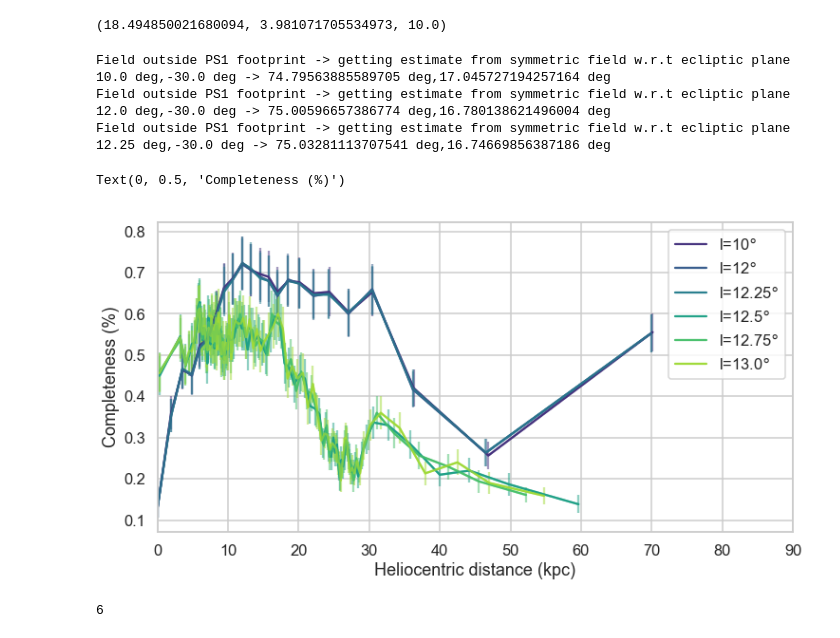
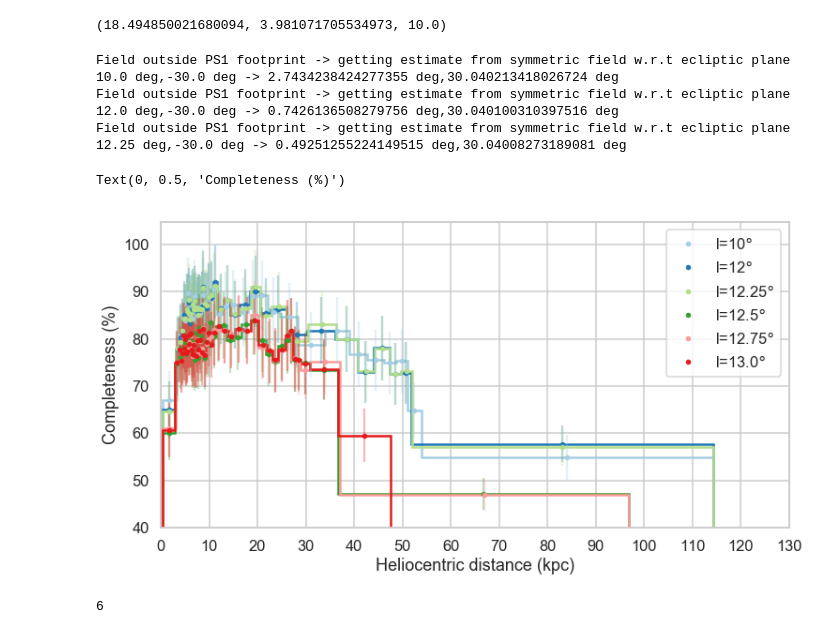
Before and after one commit to cmateu/rrl_completeness, a Jupyter notebook: completeness_map_utils.ipynb, the cells around one changed output. Saved outputs shown, nothing was run; the diff lists cells and outputs as text; code cells hidden in the pictures.

```diff
--- a/completeness_map_utils.ipynb
+++ b/completeness_map_utils.ipynb
@@ -169,7 +166,7 @@ rall.min(),rall.max(),rall.size
   84.98402958 108.29167775]
 (1.0398699999999999, 108.29167775, 2070)
 # %%
-rs, C, eC, Nt_r, Nc_r = completeness_los(90.*u.deg, 30.*u.deg, cat, sky_tol=40*u.deg)
+rs, C, eC, Nt_r, Nc_r, _ = completeness_los(90.*u.deg, 30.*u.deg, cat, sky_tol=40*u.deg)
 plt.plot(rs[:-1],Nt_r,'o-')
 plt.plot(rs[:-1],Nc_r,'o-')
 # %% [output]
@@ -180,19 +177,25 @@ fig=plt.figure(1,figsize=(12,6))
 ax=fig.add_subplot(111)
 
 bs=[5,10,20,30,50,70]
+bs=[5,10,30,50,70]
 cols=sns.color_palette("inferno", len(bs))
 for jj in range(len(bs)) : #np.arange(0,360.,90.):
 
  bo=bs[jj]
- rs, C, eC, Nt_r, Nc_r = completeness_los(180.*u.deg, bo*u.deg, cat, sky_tol=30*u.deg, Nmin=400)
- ax.errorbar(rs[:-1],C,yerr=eC,marker=None,alpha=0.5,color=cols[jj])
- ax.plot(rs[:-1],C,'-',label=f"b={bo}$\degree$",color=cols[jj])
+ rs, C, eC, Nt_r, Nc_r, _ = completeness_los(180.*u.deg, bo*u.deg, cat,
+                                             sky_tol=30*u.deg, Nmin=200)
+ ro = (rs[:-1] + rs[1:])/2.
+ ax.plot(ro,C*100,'o',label=f"b={bo}$\degree$",color=cols[jj])
+ ax.hist(ro,weights=C*100,bins=rs,histtype='step',lw=2.5,color=cols[jj])
+ ax.errorbar(ro,C*100,yerr=eC*100,marker=None,alpha=0.5,color=cols[jj],ls='none')
+
 
 ax.xaxis.set_major_locator(plt.MultipleLocator(10))
+ax.yaxis.set_major_locator(plt.MultipleLocator(10))
 plt.legend()
 ax.set_xlim(0,100)
 #plt.grid()
-ax.set_xlim(0,90)
+ax.set_xlim(0,140)
 ax.set_xlabel('Heliocentric distance (kpc)')
 ax.set_ylabel('Completeness (%)')
 # %% [output]
@@ -205,47 +208,52 @@ Text(0, 0.5, 'Completeness (%)')
 # %%
 
 fig=plt.figure(1,figsize=(12,6))
 ax=fig.add_subplot(111)
 
-ls=[0,20,90,180,240,270,357]
-ls=[10,11,12,12.5,13,16,20]
+ls=[0,20,90,240,300]
+#ls=[10,11,12,12.5,13,16,20]
 ls=[10,12,12.25,12.5,12.75,13.]
 cols=sns.cubehelix_palette(8, start=.5, rot=-.75)
-cols=sns.color_palette("viridis", len(ls))
+cols=sns.color_palette("Paired", len(ls))
 for jj in range(len(ls)) : #np.arange(0,360.,90.):
 
  lo=ls[jj]
- rs, C, eC, Nt_r, Nc_r = completeness_los(lo*u.deg, -30*u.deg, cat, sky_tol=25*u.deg,Nmin=300,verbose=True)
- ax.errorbar(rs[:-1],C,yerr=eC,alpha=0.5,color=cols[jj])
- ax.plot(rs[:-1],C,'-',alpha=0.99,label=f'l={lo}$\degree$',color=cols[jj])
- #print(bo,np.median(C),np.mean(eC));
+ rs, C, eC, Nt_r, Nc_r, _ = completeness_los(lo*u.deg, -30*u.deg, cat, sky_tol=25*u.deg,Nmin=300,verbose=True)
+#  ax.errorbar(rs[:-1],C,yerr=eC,alpha=0.5,color=cols[jj])
+#  ax.plot(rs[:-1],C,'-',alpha=0.99,label=f'l={lo}$\degree$',color=cols[jj])
+ ro = (rs[:-1] + rs[1:])/2.
+ ax.plot(ro,C*100,'.',label=f'l={lo}$\degree$',color=cols[jj])
+ ax.hist(ro,weights=C*100,bins=rs,histtype='step',lw=2.5,color=cols[jj])
+ ax.errorbar(ro,C*100,yerr=eC*100,marker=None,alpha=0.3,color=cols[jj],ls='none')
+
 
 # for jj in range(len(ls)) : #np.arange(0,360.,90.):
 
 #  lo=ls[jj]
 #  rs, C, eC, Nt_r, Nc_r = completeness_los(lo*u.deg, 50*u.deg, cat, sky_tol=30*u.deg,Nmin=250)
 #  ax.errorbar(rs[:-1],C,yerr=eC,alpha=0.1,color=cols[jj])
 #  ax.plot(rs[:-1],C,'-',alpha=0.5,label=f'l={lo}$\degree$',color=cols[jj])
 #  #print(bo,np.median(C),np.mean(eC));
 
 
+ax.xaxis.set_major_locator(plt.MultipleLocator(10))
+ax.yaxis.set_major_locator(plt.MultipleLocator(10))
 
-
-ax.xaxis.set_major_locator(plt.MultipleLocator(10))
 plt.legend()
-ax.set_xlim(0,90)
+ax.set_xlim(0,130)
+ax.set_ylim(40)
 ax.set_xlabel('Heliocentric distance (kpc)')
 ax.set_ylabel('Completeness (%)')
 #plt.grid()
 # %% [output]
 Field outside PS1 footprint -> getting estimate from symmetric field w.r.t ecliptic plane
-10.0 deg,-30.0 deg -> 74.79563885589705 deg,17.045727194257164 deg
+10.0 deg,-30.0 deg -> 2.7434238424277355 deg,30.040213418026724 deg
 Field outside PS1 footprint -> getting estimate from symmetric field w.r.t ecliptic plane
-12.0 deg,-30.0 deg -> 75.00596657386774 deg,16.780138621496004 deg
+12.0 deg,-30.0 deg -> 0.7426136508279756 deg,30.040100310397516 deg
 Field outside PS1 footprint -> getting estimate from symmetric field w.r.t ecliptic plane
-12.25 deg,-30.0 deg -> 75.03281113707541 deg,16.74669856387186 deg
+12.25 deg,-30.0 deg -> 0.49251255224149515 deg,30.04008273189081 deg
 Text(0, 0.5, 'Completeness (%)')
-[figure, old version]
+[figure, new version]
 # %%
 pal=sns.cubehelix_palette(len(ls))
 sns.palplot(pal)
```
Also changed, not shown: parts of 5 cells of this notebook.
